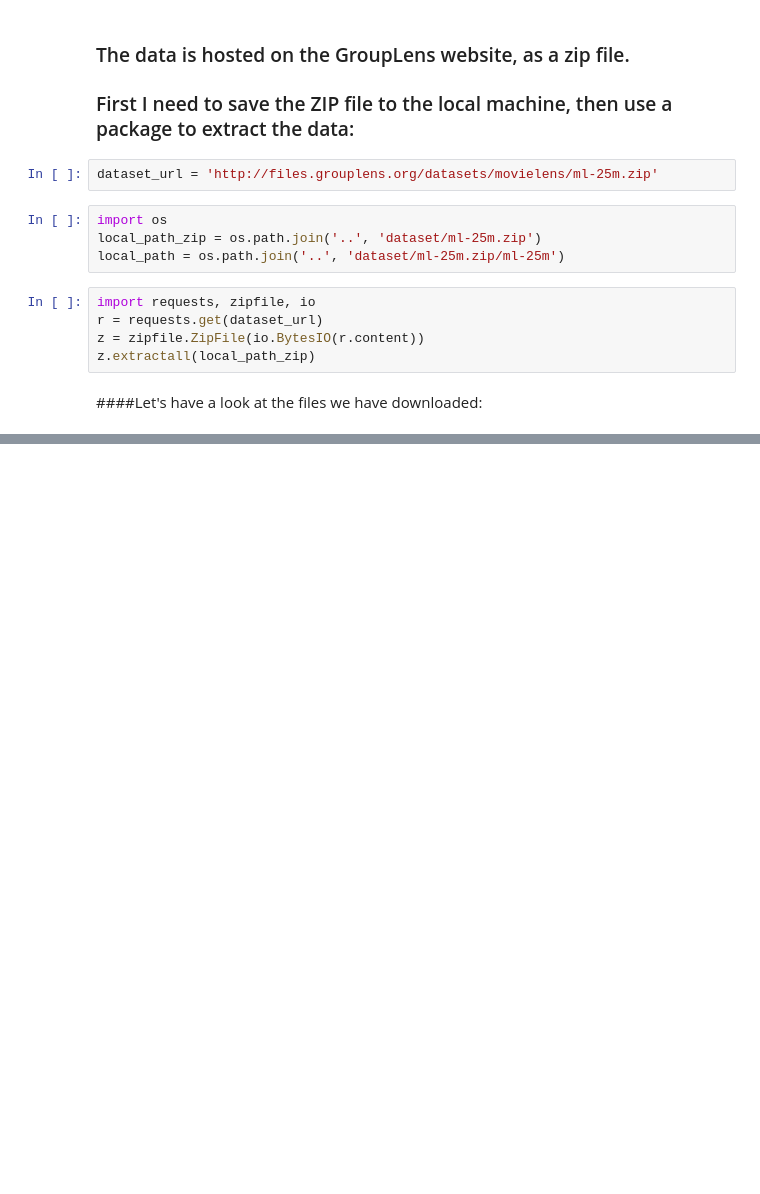
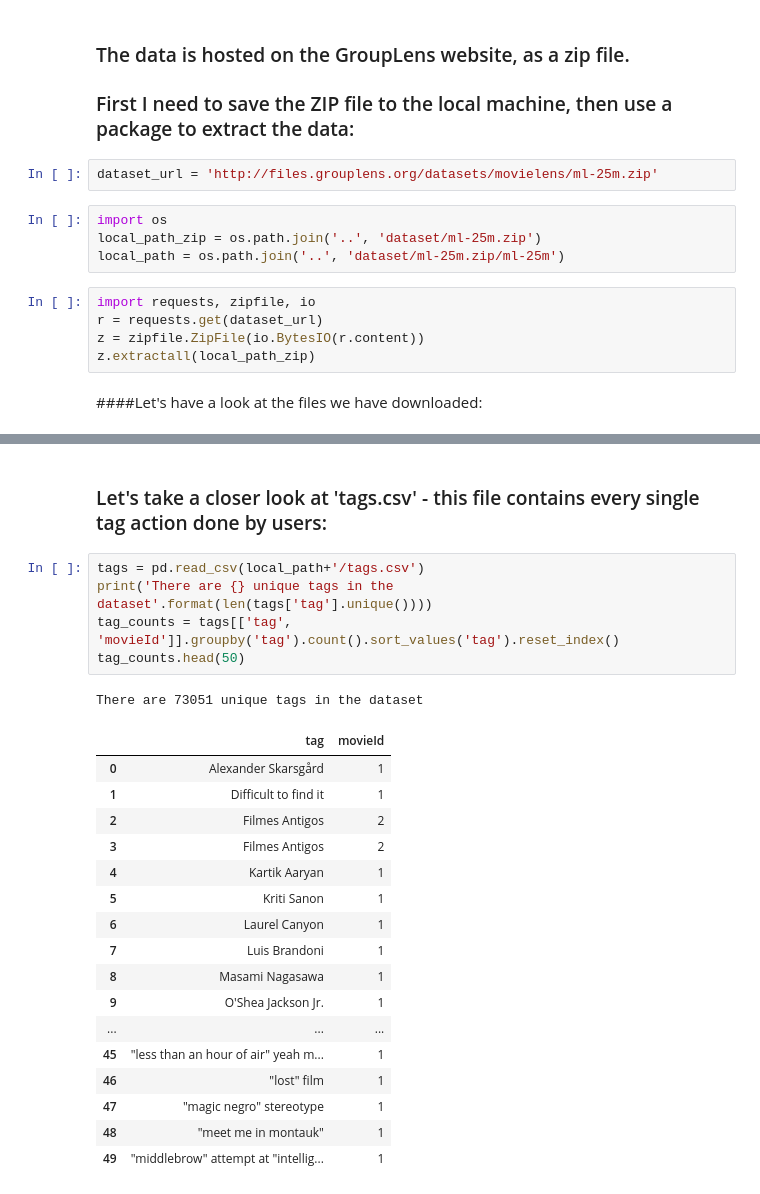
Before and after one commit to TD1138/Interactive-Movie-Recommender, a Jupyter notebook: notebooks/Interactive_Movie_Recommender_TF.ipynb, the cells around one changed output, grey strips where cells are left out. Cells and saved outputs as stored; diff of their text form; blank space fills up the shorter version.

```diff
--- a/notebooks/Interactive_Movie_Recommender_TF.ipynb
+++ b/notebooks/Interactive_Movie_Recommender_TF.ipynb
@@ -95,0 +108,26 @@ ParserError: ignored
+# %% [markdown]
+### Let's take a closer look at 'tags.csv' - this file contains every single tag action done by users:
+# %%
+tags = pd.read_csv(local_path+'/tags.csv')
+print('There are {} unique tags in the dataset'.format(len(tags['tag'].unique())))
+tag_counts = tags[['tag', 'movieId']].groupby('tag').count().sort_values('tag').reset_index()
+tag_counts.head(50)
+# %% [output]
+There are 73051 unique tags in the dataset
+|  | tag | movieId |
+| 0 | Alexander Skarsgård | 1 |
+| 1 | Difficult to find it | 1 |
+| 2 | Filmes Antigos | 2 |
+| 3 | Filmes Antigos | 2 |
+| 4 | Kartik Aaryan | 1 |
+| 5 | Kriti Sanon | 1 |
+| 6 | Laurel Canyon | 1 |
+| 7 | Luis Brandoni | 1 |
+| 8 | Masami Nagasawa | 1 |
+| 9 | O'Shea Jackson Jr. | 1 |
+| ... | ... | ... |
+| 45 | "less than an hour of air" yeah m... | 1 |
+| 46 | "lost" film | 1 |
+| 47 | "magic negro" stereotype | 1 |
+| 48 | "meet me in montauk" | 1 |
+| 49 | "middlebrow" attempt at "intellig... | 1 |
```
Also changed, not shown: parts of 25 cells of this notebook.
